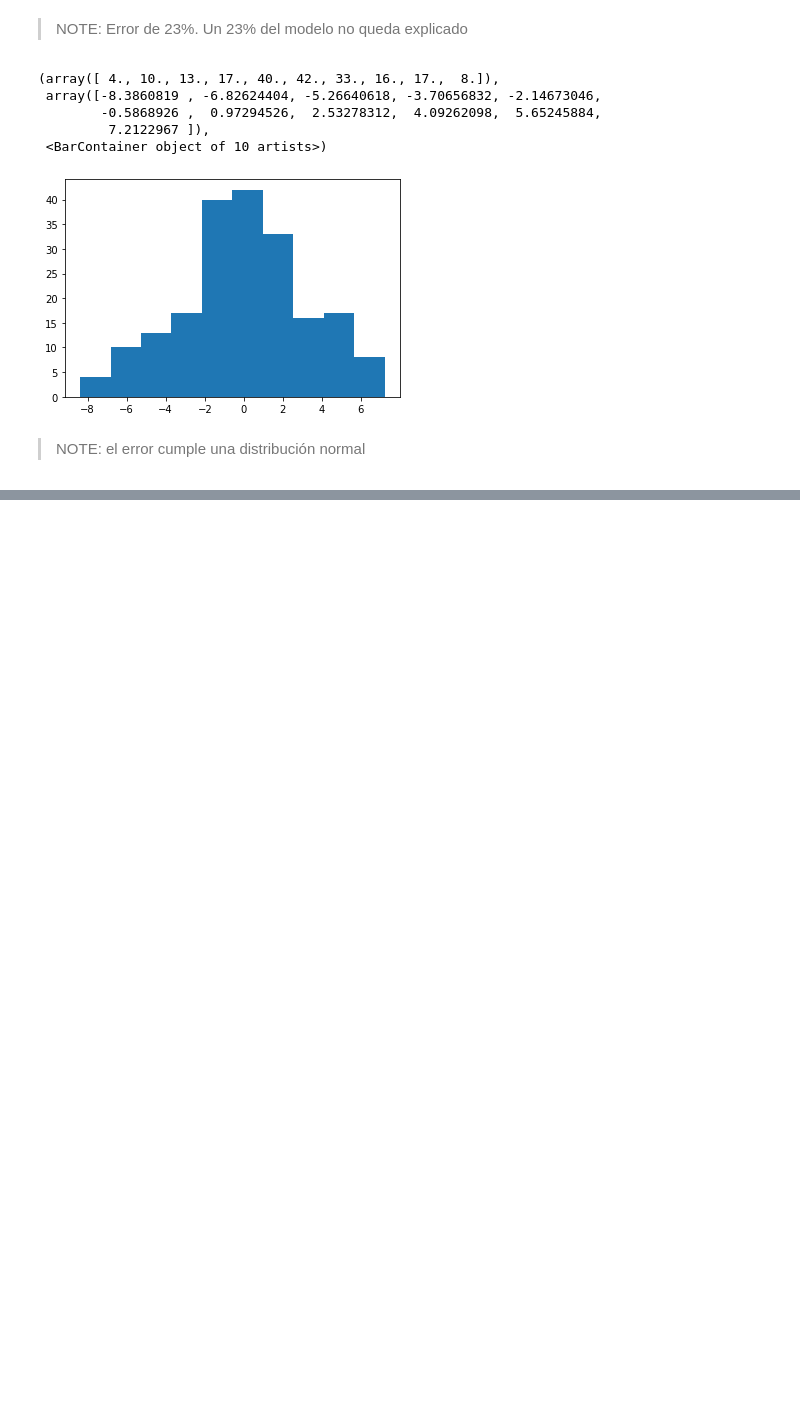
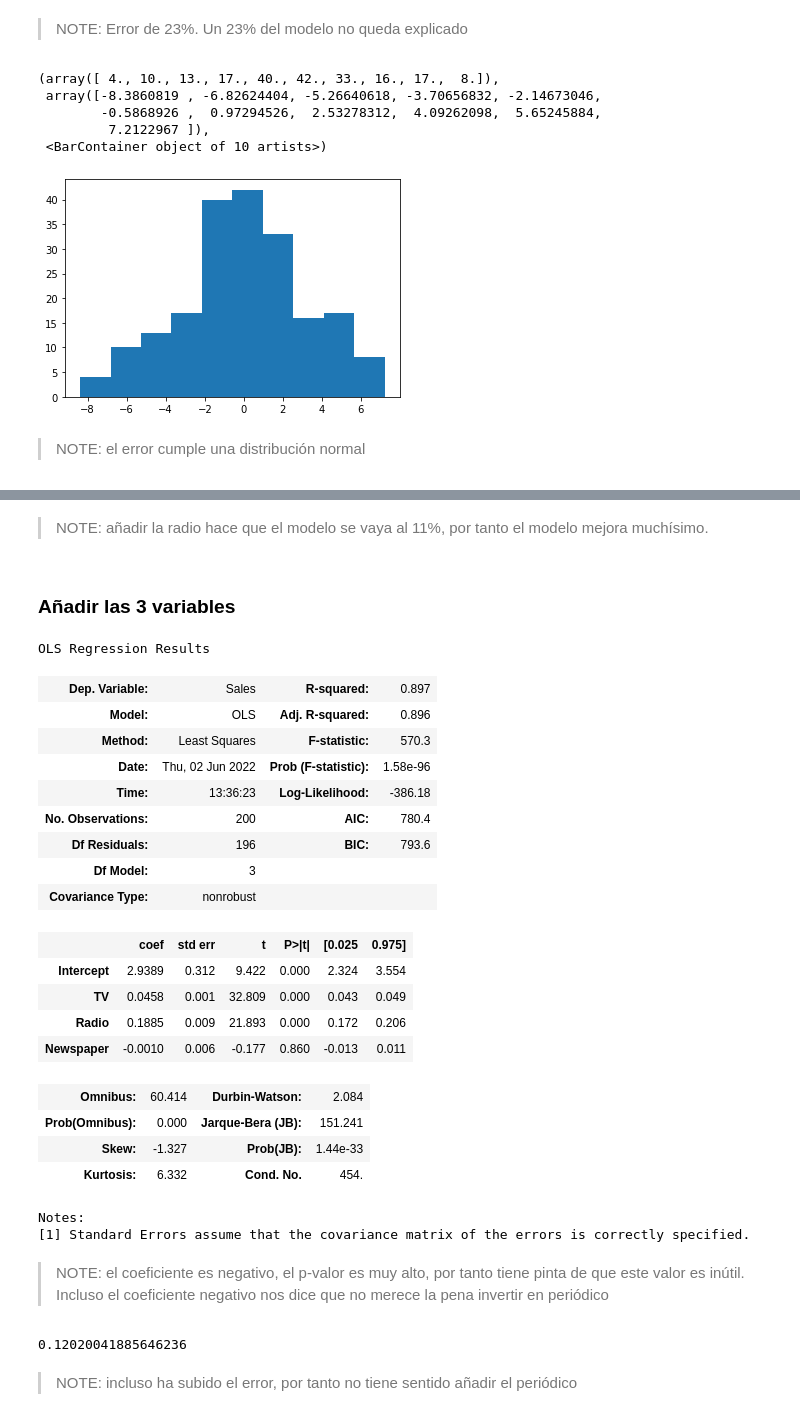
Before and after one commit to dbgjerez/ml-learning, a Jupyter notebook: ejercicios/c01-regresion-lineal-python/c01-regresion-lineal-python.ipynb, the cells around one changed output, grey strips where cells are left out. Cells and saved outputs as stored; diff of their text form; code cells hidden in the pictures; blank space fills up the shorter version.

```diff
--- a/ejercicios/c01-regresion-lineal-python/c01-regresion-lineal-python.ipynb
+++ b/ejercicios/c01-regresion-lineal-python/c01-regresion-lineal-python.ipynb
@@ -108,0 +231,42 @@ Un 23% de error es un valor muy alto, como el p-valor era bajo tenemos pocas opc
+# %% [markdown]
+> NOTE: añadir la radio hace que el modelo se vaya al 11%, por tanto el modelo mejora muchísimo.
+# %% [markdown]
+### Añadir las 3 variables
+# %%
+lm4 = smf.ols(formula="Sales~TV+Radio+Newspaper", data = data).fit()
+lm4.params
+lm4.summary()
+# %% [output]
+OLS Regression Results
+| Dep. Variable: | Sales | R-squared: | 0.897 |
+| Model: | OLS | Adj. R-squared: | 0.896 |
+| Method: | Least Squares | F-statistic: | 570.3 |
+| Date: | Thu, 02 Jun 2022 | Prob (F-statistic): | 1.58e-96 |
+| Time: | 13:36:23 | Log-Likelihood: | -386.18 |
+| No. Observations: | 200 | AIC: | 780.4 |
+| Df Residuals: | 196 | BIC: | 793.6 |
+| Df Model: | 3 |  |  |
+| Covariance Type: | nonrobust |  |  |
+|  | coef | std err | t | P>|t| | [0.025 | 0.975] |
+| Intercept | 2.9389 | 0.312 | 9.422 | 0.000 | 2.324 | 3.554 |
+| TV | 0.0458 | 0.001 | 32.809 | 0.000 | 0.043 | 0.049 |
+| Radio | 0.1885 | 0.009 | 21.893 | 0.000 | 0.172 | 0.206 |
+| Newspaper | -0.0010 | 0.006 | -0.177 | 0.860 | -0.013 | 0.011 |
+| Omnibus: | 60.414 | Durbin-Watson: | 2.084 |
+| Prob(Omnibus): | 0.000 | Jarque-Bera (JB): | 151.241 |
+| Skew: | -1.327 | Prob(JB): | 1.44e-33 |
+| Kurtosis: | 6.332 | Cond. No. | 454. |
+Notes:
+[1] Standard Errors assume that the covariance matrix of the errors is correctly specified.
+# %% [markdown]
+> NOTE: el coeficiente es negativo, el p-valor es muy alto, por tanto tiene pinta de que este valor es inútil. Incluso el coeficiente negativo nos dice que no merece la pena invertir en periódico
+# %%
+sales_pred = lm4.predict(data[["TV", "Radio", "Newspaper"]])
+SSD = sum((data["Sales"]-sales_pred)**2)
+RSE = np.sqrt(SSD/(len(data)-3-1))
+error = RSE / sales_m
+error
+# %% [output]
+0.12020041885646236
+# %% [markdown]
+> NOTE: incluso ha subido el error, por tanto no tiene sentido añadir el periódico
```
Also changed, not shown: parts of 23 cells of this notebook.
